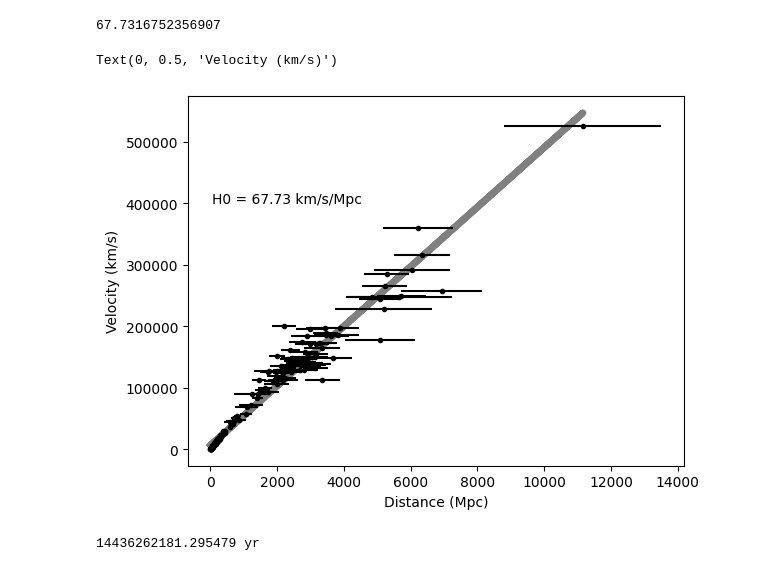
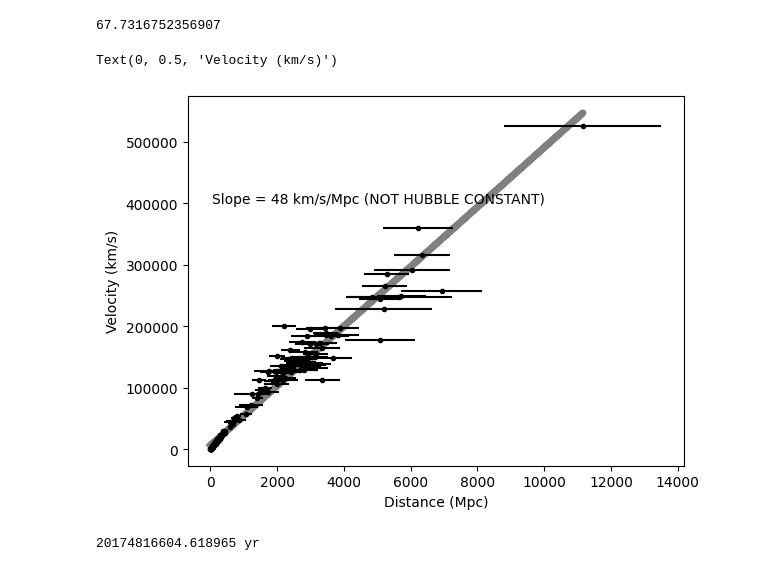
Before and after one commit to sawible/AHHHHHHHHHHH, a Jupyter notebook: Redshift.ipynb, the cells around one changed output. Drawn from its saved outputs; the diff is of its cells as text; code cells hidden in the pictures.

```diff
--- a/Redshift.ipynb
+++ b/Redshift.ipynb
@@ -47,17 +46,17 @@ print(H0)
 # %%
 plt.plot(distance.to(u.mpc), C_linear, color="gray", label="Linear fit", linewidth=5)
 
 plt.errorbar(distance.to(u.mpc), velocity.to(u.km / u.s), xerr = distance_error.to(u.mpc), marker = ".", color="black", linestyle="none", label="Data")
 
-plt.annotate("H0 = 67.73 km/s/Mpc", xy = (50,400000))
+plt.annotate("Slope = 48 km/s/Mpc (NOT HUBBLE CONSTANT)", xy = (50,400000))
 
 plt.xlabel("Distance (Mpc)")
 plt.ylabel("Velocity (km/s)")
 # %% [output]
 Text(0, 0.5, 'Velocity (km/s)')
-[figure, old version]
+[figure, new version]
 # %%
-T = 1/(H0 * u.km / u.s / u.Mpc)
+T = 1/(z_linear[0] * u.km / u.s / u.Mpc)
 print(T.to(u.yr))
 # %% [output]
-14436262181.295479 yr
+20174816604.618965 yr
```
Also changed, not shown: parts of 3 cells of this notebook.
